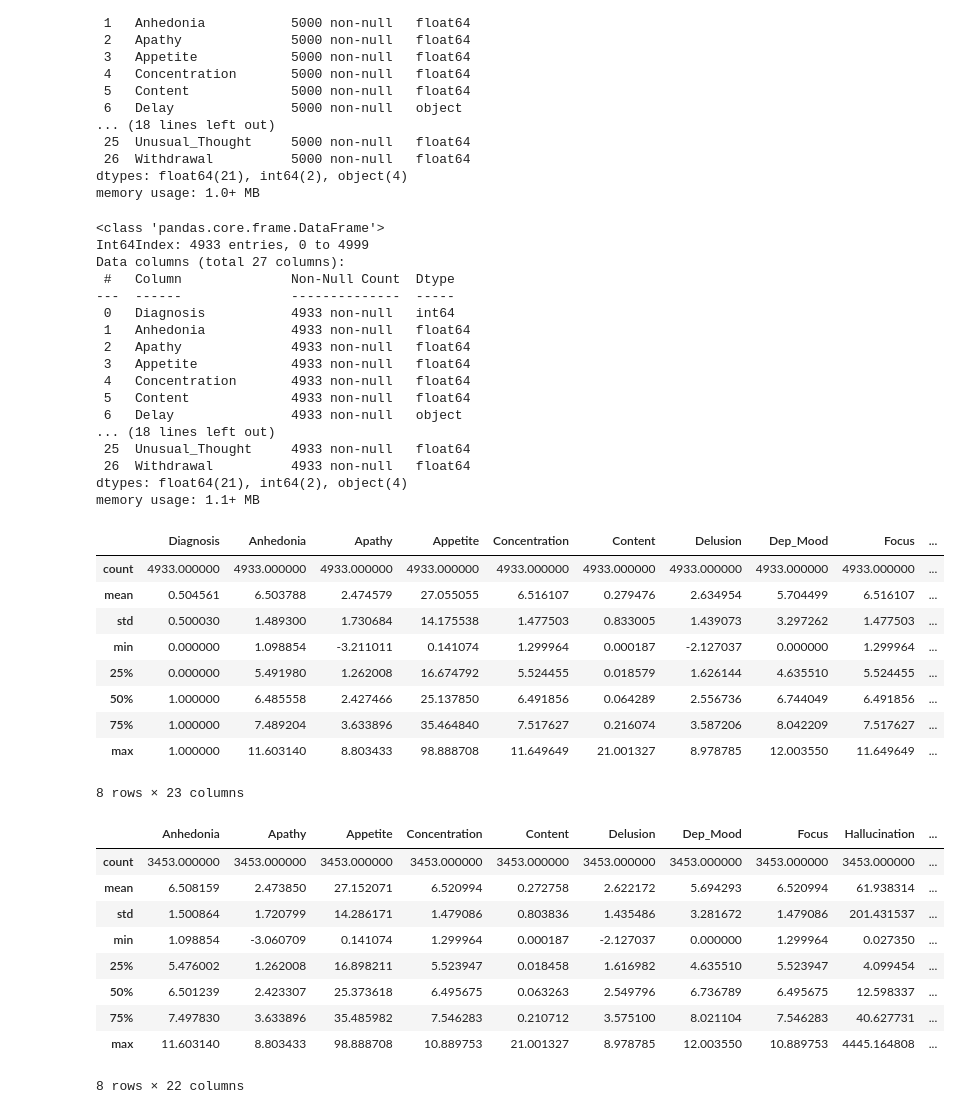
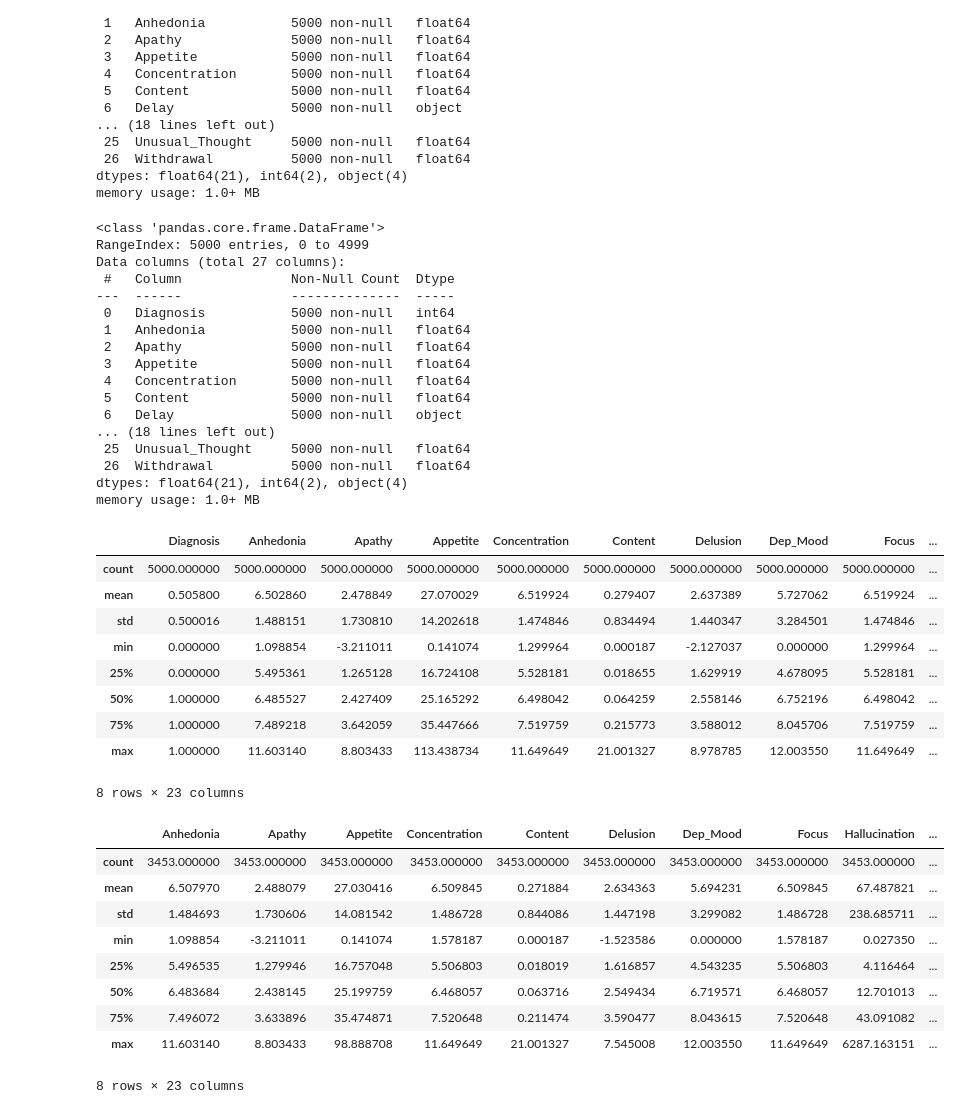
Before and after one commit to ElvesJohn/MachineLearningCW, a Jupyter notebook: MachineLearningCourseW.ipynb, the cells around one changed output. Drawn from its saved outputs; the diff is of its cells as text; code cells hidden in the pictures.

```diff
--- a/MachineLearningCourseW.ipynb
+++ b/MachineLearningCourseW.ipynb
@@ -16,7 +16,7 @@ def group_pivot(labelgroup, yvalue, dataset, SZOnly = False):
     pivot = pd.pivot_table(grouped, index = labelgroup, columns = yvalue, values = 'percentage', aggfun = 'sum')
     return pivot
 # %%
-data = pd.read_csv('/Users/dahaixing/Documents/Coursework/DeepLearning/MLCW/MS4S16_Dataset.csv')
+data = pd.read_csv('/Users/dahaixing/Documents/Coursework/DeepLearning/MLCW/MachineLearningCW/MS4S16_Dataset.csv')
 # %%
 data.info()
 # %% [output]
@@ -52,38 +52,38 @@ def data_remove(data):
     data = data.dropna()
     return data
 # %%
-data = data_remove(data)
+#data = data_remove(data)
 data.info()
 # %% [output]
 <class 'pandas.core.frame.DataFrame'>
-Int64Index: 4933 entries, 0 to 4999
+RangeIndex: 5000 entries, 0 to 4999
 Data columns (total 27 columns):
  #   Column              Non-Null Count  Dtype
 ---  ------              --------------  -----
- 0   Diagnosis           4933 non-null   int64
- 1   Anhedonia           4933 non-null   float64
- 2   Apathy              4933 non-null   float64
- 3   Appetite            4933 non-null   float64
- 4   Concentration       4933 non-null   float64
- 5   Content             4933 non-null   float64
- 6   Delay               4933 non-null   object
+ 0   Diagnosis           5000 non-null   int64
+ 1   Anhedonia           5000 non-null   float64
+ 2   Apathy              5000 non-null   float64
+ 3   Appetite            5000 non-null   float64
+ 4   Concentration       5000 non-null   float64
+ 5   Content             5000 non-null   float64
+ 6   Delay               5000 non-null   object
 ... (18 lines left out)
- 25  Unusual_Thought     4933 non-null   float64
- 26  Withdrawal          4933 non-null   float64
+ 25  Unusual_Thought     5000 non-null   float64
+ 26  Withdrawal          5000 non-null   float64
 dtypes: float64(21), int64(2), object(4)
-memory usage: 1.1+ MB
+memory usage: 1.0+ MB
 # %%
 data.describe()
 # %% [output]
 |  | Diagnosis | Anhedonia | Apathy | Appetite | Concentration | Content | Delusion | Dep_Mood | Focus | ... |
-| count | 4933.000000 | 4933.000000 | 4933.000000 | 4933.000000 | 4933.000000 | 4933.000000 | 4933.000000 | 4933.000000 | 4933.000000 | ... |
-| mean | 0.504561 | 6.503788 | 2.474579 | 27.055055 | 6.516107 | 0.279476 | 2.634954 | 5.704499 | 6.516107 | ... |
-| std | 0.500030 | 1.489300 | 1.730684 | 14.175538 | 1.477503 | 0.833005 | 1.439073 | 3.297262 | 1.477503 | ... |
+| count | 5000.000000 | 5000.000000 | 5000.000000 | 5000.000000 | 5000.000000 | 5000.000000 | 5000.000000 | 5000.000000 | 5000.000000 | ... |
+| mean | 0.505800 | 6.502860 | 2.478849 | 27.070029 | 6.519924 | 0.279407 | 2.637389 | 5.727062 | 6.519924 | ... |
+| std | 0.500016 | 1.488151 | 1.730810 | 14.202618 | 1.474846 | 0.834494 | 1.440347 | 3.284501 | 1.474846 | ... |
 | min | 0.000000 | 1.098854 | -3.211011 | 0.141074 | 1.299964 | 0.000187 | -2.127037 | 0.000000 | 1.299964 | ... |
-| 25% | 0.000000 | 5.491980 | 1.262008 | 16.674792 | 5.524455 | 0.018579 | 1.626144 | 4.635510 | 5.524455 | ... |
-| 50% | 1.000000 | 6.485558 | 2.427466 | 25.137850 | 6.491856 | 0.064289 | 2.556736 | 6.744049 | 6.491856 | ... |
-| 75% | 1.000000 | 7.489204 | 3.633896 | 35.464840 | 7.517627 | 0.216074 | 3.587206 | 8.042209 | 7.517627 | ... |
-| max | 1.000000 | 11.603140 | 8.803433 | 98.888708 | 11.649649 | 21.001327 | 8.978785 | 12.003550 | 11.649649 | ... |
+| 25% | 0.000000 | 5.495361 | 1.265128 | 16.724108 | 5.528181 | 0.018655 | 1.629919 | 4.678095 | 5.528181 | ... |
+| 50% | 1.000000 | 6.485527 | 2.427409 | 25.165292 | 6.498042 | 0.064259 | 2.558146 | 6.752196 | 6.498042 | ... |
+| 75% | 1.000000 | 7.489218 | 3.642059 | 35.447666 | 7.519759 | 0.215773 | 3.588012 | 8.045706 | 7.519759 | ... |
+| max | 1.000000 | 11.603140 | 8.803433 | 113.438734 | 11.649649 | 21.001327 | 8.978785 | 12.003550 | 11.649649 | ... |
 8 rows × 23 columns
 # %%
 features = [
@@ -118,20 +118,26 @@ features = [
 y = data['Diagnosis']
 X = data[features]
 X_train, X_test, y_train, y_test = train_test_split(X, y, test_size = 0.3, random_state = 0)
-X_test_save = X_test
+#X_test_save = X_test
+
+
+train = pd.concat([X_train,y_train], axis= 1)
+test = pd.concat([X_test,y_test], axis= 1)
+train = data_remove(train)
+test = data_remove(test)
 # %%
-X_train.describe()
+train.describe()
 # %% [output]
 |  | Anhedonia | Apathy | Appetite | Concentration | Content | Delusion | Dep_Mood | Focus | Hallucination | ... |
 | count | 3453.000000 | 3453.000000 | 3453.000000 | 3453.000000 | 3453.000000 | 3453.000000 | 3453.000000 | 3453.000000 | 3453.000000 | ... |
-| mean | 6.508159 | 2.473850 | 27.152071 | 6.520994 | 0.272758 | 2.622172 | 5.694293 | 6.520994 | 61.938314 | ... |
-| std | 1.500864 | 1.720799 | 14.286171 | 1.479086 | 0.803836 | 1.435486 | 3.281672 | 1.479086 | 201.431537 | ... |
-| min | 1.098854 | -3.060709 | 0.141074 | 1.299964 | 0.000187 | -2.127037 | 0.000000 | 1.299964 | 0.027350 | ... |
-| 25% | 5.476002 | 1.262008 | 16.898211 | 5.523947 | 0.018458 | 1.616982 | 4.635510 | 5.523947 | 4.099454 | ... |
-| 50% | 6.501239 | 2.423307 | 25.373618 | 6.495675 | 0.063263 | 2.549796 | 6.736789 | 6.495675 | 12.598337 | ... |
-| 75% | 7.497830 | 3.633896 | 35.485982 | 7.546283 | 0.210712 | 3.575100 | 8.021104 | 7.546283 | 40.627731 | ... |
-| max | 11.603140 | 8.803433 | 98.888708 | 10.889753 | 21.001327 | 8.978785 | 12.003550 | 10.889753 | 4445.164808 | ... |
+| mean | 6.507970 | 2.488079 | 27.030416 | 6.509845 | 0.271884 | 2.634363 | 5.694231 | 6.509845 | 67.487821 | ... |
+| std | 1.484693 | 1.730606 | 14.081542 | 1.486728 | 0.844086 | 1.447198 | 3.299082 | 1.486728 | 238.685711 | ... |
+| min | 1.098854 | -3.211011 | 0.141074 | 1.578187 | 0.000187 | -1.523586 | 0.000000 | 1.578187 | 0.027350 | ... |
+| 25% | 5.496535 | 1.279946 | 16.757048 | 5.506803 | 0.018019 | 1.616857 | 4.543235 | 5.506803 | 4.116464 | ... |
+| 50% | 6.483684 | 2.438145 | 25.199759 | 6.468057 | 0.063716 | 2.549434 | 6.719571 | 6.468057 | 12.701013 | ... |
+| 75% | 7.496072 | 3.633896 | 35.474871 | 7.520648 | 0.211474 | 3.590477 | 8.043615 | 7.520648 | 43.091082 | ... |
+| max | 11.603140 | 8.803433 | 98.888708 | 11.649649 | 21.001327 | 7.545008 | 12.003550 | 11.649649 | 6287.163151 | ... |
-8 rows × 22 columns
+8 rows × 23 columns
 # %%
 
 categories = ['Sex','Race','Housing','Delay']
```
Also changed, not shown: parts of 12 cells of this notebook.
